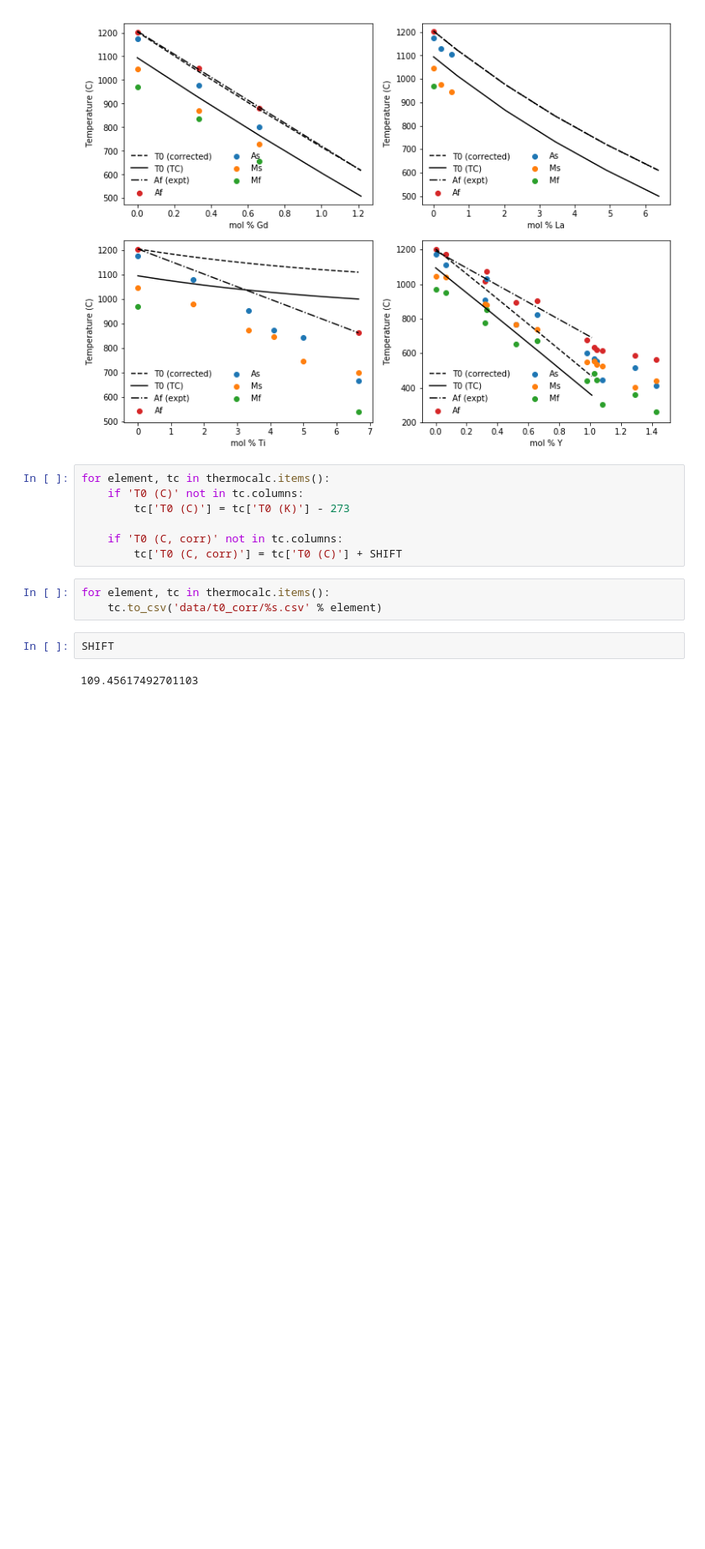
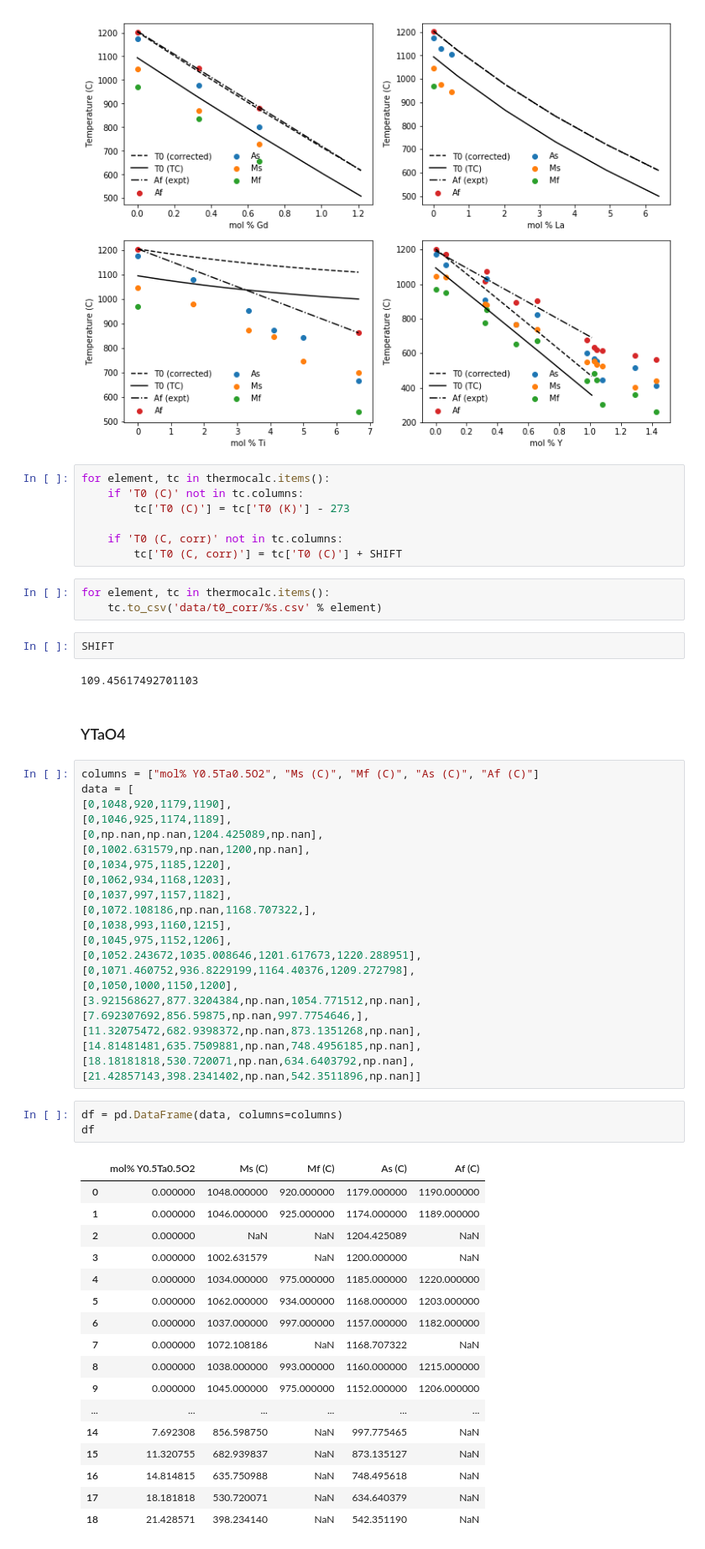
Before and after one commit to dskoda/smceramics, a Jupyter notebook: corrections_temperature.ipynb, the cells around one changed output. Shown: that part at 84% size. Saved outputs shown, nothing was run; the diff lists cells and outputs as text; blank space fills up the shorter version.

```diff
--- a/corrections_temperature.ipynb
+++ b/corrections_temperature.ipynb
@@ -266,3 +274,48 @@ for element, tc in thermocalc.items():
 SHIFT
 # %% [output]
 109.45617492701103
+# %% [markdown]
+### YTaO4
+# %%
+columns = ["mol% Y0.5Ta0.5O2", "Ms (C)", "Mf (C)", "As (C)", "Af (C)"]
+data = [
+[0,1048,920,1179,1190],
+[0,1046,925,1174,1189],
+[0,np.nan,np.nan,1204.425089,np.nan],
+[0,1002.631579,np.nan,1200,np.nan],
+[0,1034,975,1185,1220],
+[0,1062,934,1168,1203],
+[0,1037,997,1157,1182],
+[0,1072.108186,np.nan,1168.707322,],
+[0,1038,993,1160,1215],
+[0,1045,975,1152,1206],
+[0,1052.243672,1035.008646,1201.617673,1220.288951],
+[0,1071.460752,936.8229199,1164.40376,1209.272798],
+[0,1050,1000,1150,1200],
+[3.921568627,877.3204384,np.nan,1054.771512,np.nan],
+[7.692307692,856.59875,np.nan,997.7754646,],
+[11.32075472,682.9398372,np.nan,873.1351268,np.nan],
+[14.81481481,635.7509881,np.nan,748.4956185,np.nan],
+[18.18181818,530.720071,np.nan,634.6403792,np.nan],
+[21.42857143,398.2341402,np.nan,542.3511896,np.nan]]
+# %%
+df = pd.DataFrame(data, columns=columns)
+df
+# %% [output]
+|  | mol% Y0.5Ta0.5O2 | Ms (C) | Mf (C) | As (C) | Af (C) |
+| 0 | 0.000000 | 1048.000000 | 920.000000 | 1179.000000 | 1190.000000 |
+| 1 | 0.000000 | 1046.000000 | 925.000000 | 1174.000000 | 1189.000000 |
+| 2 | 0.000000 | NaN | NaN | 1204.425089 | NaN |
+| 3 | 0.000000 | 1002.631579 | NaN | 1200.000000 | NaN |
+| 4 | 0.000000 | 1034.000000 | 975.000000 | 1185.000000 | 1220.000000 |
+| 5 | 0.000000 | 1062.000000 | 934.000000 | 1168.000000 | 1203.000000 |
+| 6 | 0.000000 | 1037.000000 | 997.000000 | 1157.000000 | 1182.000000 |
+| 7 | 0.000000 | 1072.108186 | NaN | 1168.707322 | NaN |
+| 8 | 0.000000 | 1038.000000 | 993.000000 | 1160.000000 | 1215.000000 |
+| 9 | 0.000000 | 1045.000000 | 975.000000 | 1152.000000 | 1206.000000 |
+| ... | ... | ... | ... | ... | ... |
+| 14 | 7.692308 | 856.598750 | NaN | 997.775465 | NaN |
+| 15 | 11.320755 | 682.939837 | NaN | 873.135127 | NaN |
+| 16 | 14.814815 | 635.750988 | NaN | 748.495618 | NaN |
+| 17 | 18.181818 | 530.720071 | NaN | 634.640379 | NaN |
+| 18 | 21.428571 | 398.234140 | NaN | 542.351190 | NaN |
```
Also changed, not shown: parts of 3 cells of this notebook, 4 other files.
